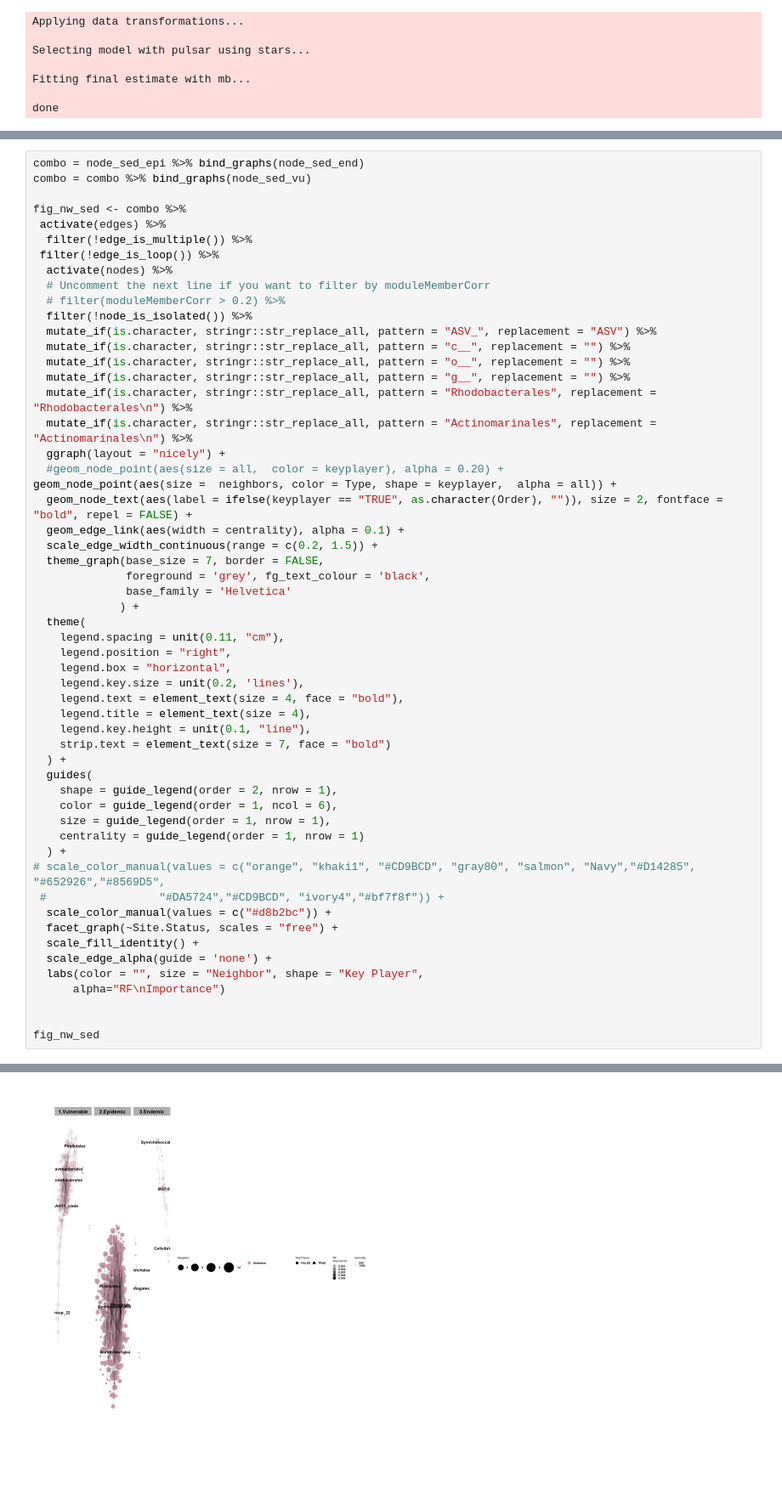
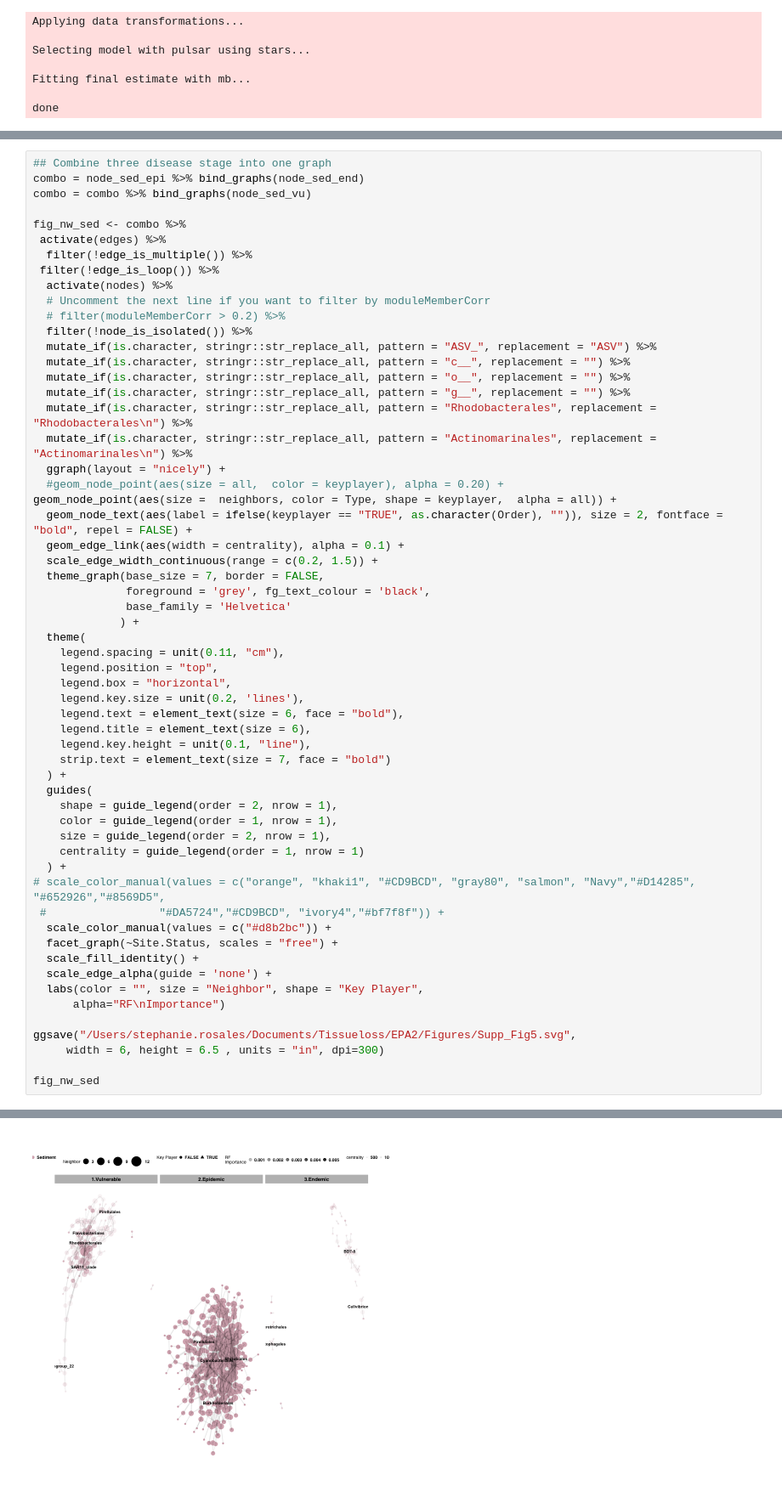
Before and after one commit to srosales712/SCTLD-zones, a Jupyter notebook: Networks.ipynb, the cells around one changed output, grey strips where cells are left out. Shown at 85% size. Saved outputs shown, nothing was run; the diff lists cells and outputs as text; blank space fills up the shorter version.

```diff
--- a/Networks.ipynb
+++ b/Networks.ipynb
@@ -1039,6 +1087,7 @@ Joining with `by = join_by(name)`
 #   group <int>, dist_to_center <dbl>, keyplayer <lgl>, Site.Status <chr>,
 #   Type <chr>
 # %%
+## Combine three disease stage into one graph
 combo = node_sed_epi %>% bind_graphs(node_sed_end)
 combo = combo %>% bind_graphs(node_sed_vu)
 
@@ -1068,18 +1117,18 @@ geom_node_point(aes(size =  neighbors, color = Type, shape = keyplayer,  alpha =
              ) +
   theme(
     legend.spacing = unit(0.11, "cm"),
-    legend.position = "right",
+    legend.position = "top",
     legend.box = "horizontal",
     legend.key.size = unit(0.2, 'lines'),
-    legend.text = element_text(size = 4, face = "bold"),
-    legend.title = element_text(size = 4),
+    legend.text = element_text(size = 6, face = "bold"),
+    legend.title = element_text(size = 6),
     legend.key.height = unit(0.1, "line"),
     strip.text = element_text(size = 7, face = "bold")
   ) +
   guides(
     shape = guide_legend(order = 2, nrow = 1),
-    color = guide_legend(order = 1, ncol = 6),
-    size = guide_legend(order = 1, nrow = 1),
+    color = guide_legend(order = 1, nrow = 1),
+    size = guide_legend(order = 2, nrow = 1),
     centrality = guide_legend(order = 1, nrow = 1)
   ) +
 # scale_color_manual(values = c("orange", "khaki1", "#CD9BCD", "gray80", "salmon", "Navy","#D14285", "#652926","#8569D5",
@@ -1091,6 +1140,8 @@ geom_node_point(aes(size =  neighbors, color = Type, shape = keyplayer,  alpha =
   labs(color = "", size = "Neighbor", shape = "Key Player",
       alpha="RF\nImportance")
 
+ggsave("/Users/stephanie.rosales/Documents/Tissueloss/EPA2/Figures/Supp_Fig5.svg",
+     width = 6, height = 6.5 , units = "in", dpi=300)
 
 fig_nw_sed
 # %% [output]
@@ -1100 +1154 @@ Warning message:
-[figure, old version]
+[figure, new version]
```
Also changed, not shown: parts of 73 cells of this notebook, 1 other file.
